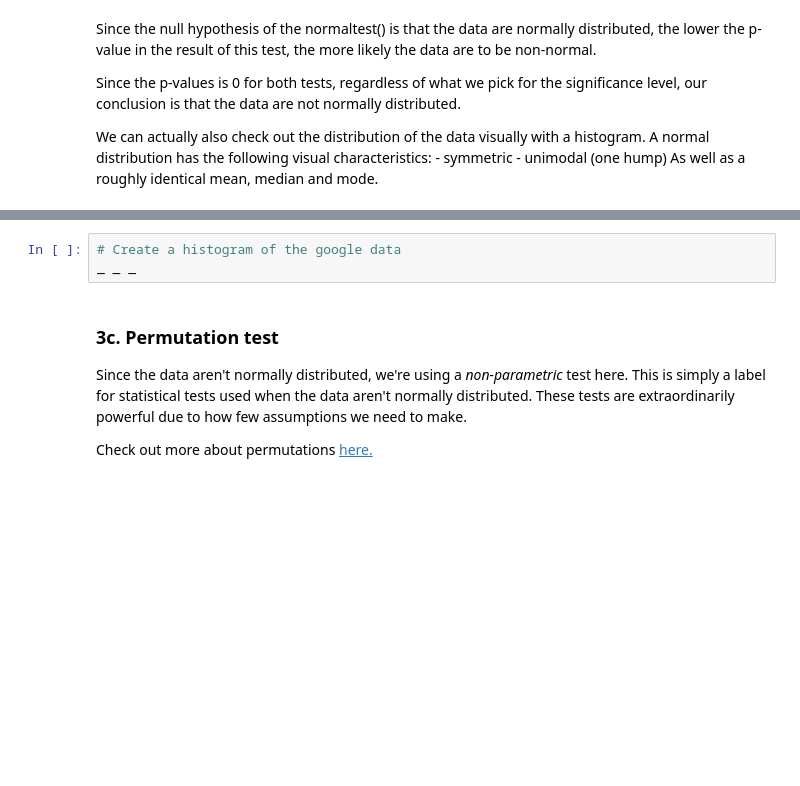
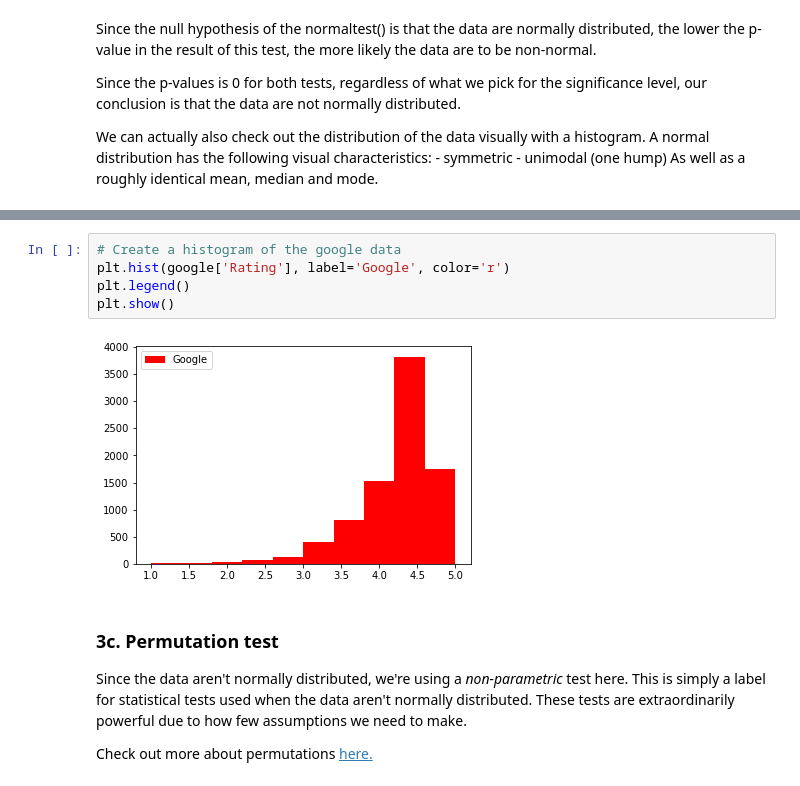
Before and after one commit to rayees-codes/1585016537_Apps_Case_Study, a Jupyter notebook: Springboard Apps project - Tier 3 - Complete.ipynb, the cells around one changed output, grey strips where cells are left out. Drawn from its saved outputs; the diff is of its cells as text; blank space fills up the shorter version.

```diff
--- a/Springboard Apps project - Tier 3 - Complete.ipynb
+++ b/Springboard Apps project - Tier 3 - Complete.ipynb
@@ -332,6 +461,10 @@ _ _ _
 # %%
 # Create a histogram of the google data
-_ _ _
+plt.hist(google['Rating'], label='Google', color='r')
+plt.legend()
+plt.show()
+# %% [output]
+[figure, added]
 # %% [markdown]
 ### 3c. Permutation test
 Since the data aren't normally distributed, we're using a *non-parametric* test here. This is simply a label for statistical tests used when the data aren't normally distributed. These tests are extraordinarily powerful due to how few assumptions we need to make.
```
Also changed, not shown: parts of 32 cells of this notebook.
